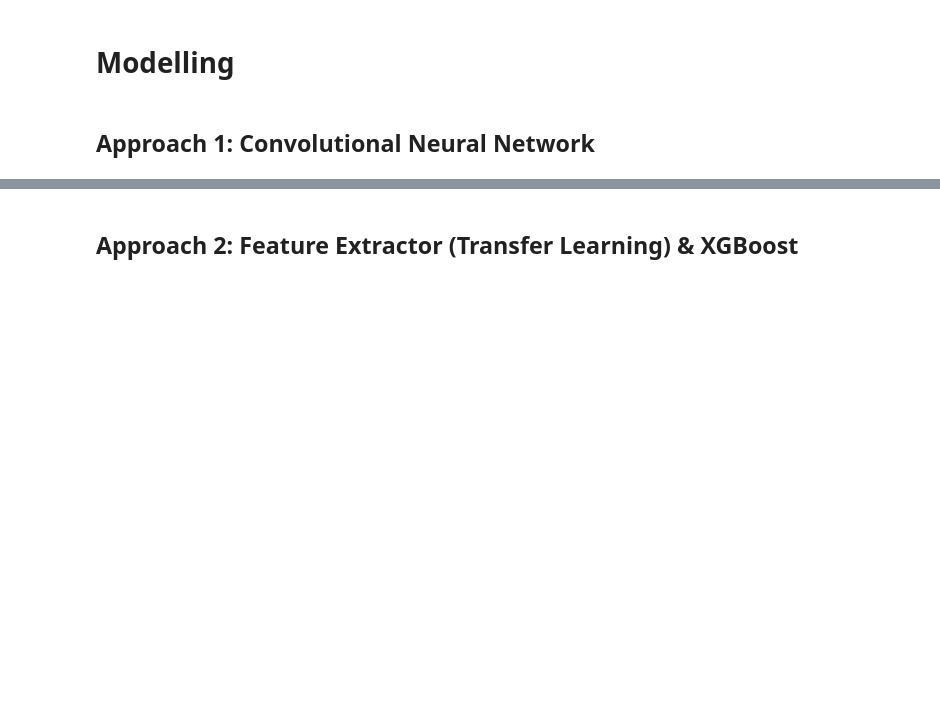
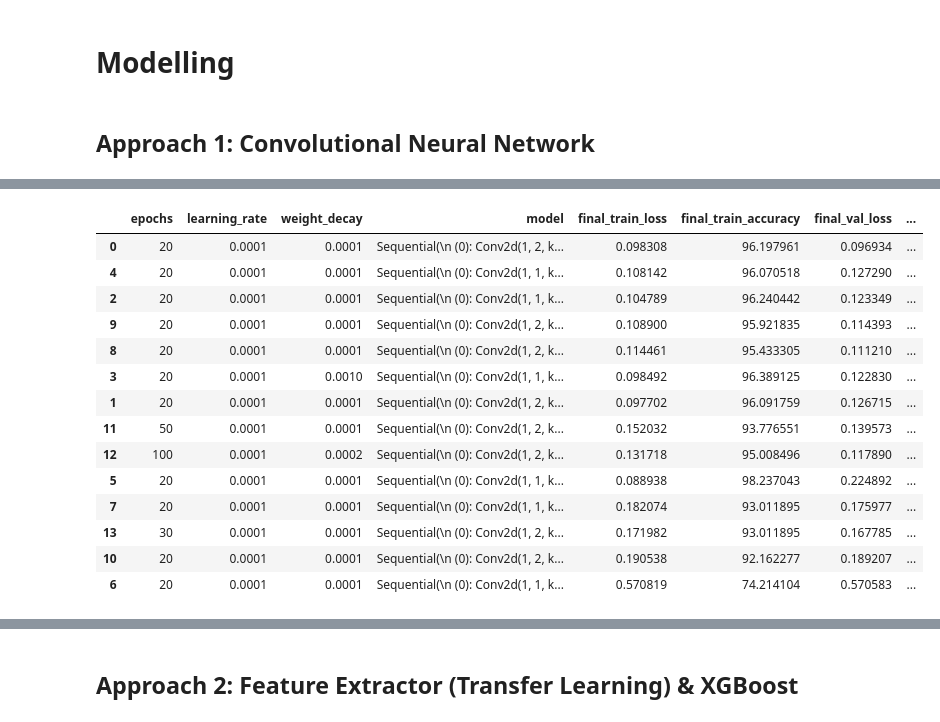
Before and after one commit to lstk44/Homomorphic-Encryption, a Jupyter notebook: UCImageClassification/ImageClassification.ipynb, the cells around one changed output, grey strips where cells are left out. Cells and saved outputs as stored; diff of their text form; code cells hidden in the pictures; blank space fills up the shorter version.

```diff
--- a/UCImageClassification/ImageClassification.ipynb
+++ b/UCImageClassification/ImageClassification.ipynb
@@ -291,2 +391,19 @@ model = train_torch(torch_model, xtrain_gray, xval_gray, ytrain, yval)
 # %%
-pd.read_csv(f'{dataset}_Experiments.csv').sort_values(by='final_val_accuracy', ascending=False)
+experiments = pd.read_csv(f'{dataset}_Experiments.csv').sort_values(by='final_val_accuracy', ascending=False)
+experiments
+# %% [output]
+|  | epochs | learning_rate | weight_decay | model | final_train_loss | final_train_accuracy | final_val_loss | ... |
+| 0 | 20 | 0.0001 | 0.0001 | Sequential(\n (0): Conv2d(1, 2, k... | 0.098308 | 96.197961 | 0.096934 | ... |
+| 4 | 20 | 0.0001 | 0.0001 | Sequential(\n (0): Conv2d(1, 1, k... | 0.108142 | 96.070518 | 0.127290 | ... |
+| 2 | 20 | 0.0001 | 0.0001 | Sequential(\n (0): Conv2d(1, 1, k... | 0.104789 | 96.240442 | 0.123349 | ... |
+| 9 | 20 | 0.0001 | 0.0001 | Sequential(\n (0): Conv2d(1, 2, k... | 0.108900 | 95.921835 | 0.114393 | ... |
+| 8 | 20 | 0.0001 | 0.0001 | Sequential(\n (0): Conv2d(1, 2, k... | 0.114461 | 95.433305 | 0.111210 | ... |
+| 3 | 20 | 0.0001 | 0.0010 | Sequential(\n (0): Conv2d(1, 1, k... | 0.098492 | 96.389125 | 0.122830 | ... |
+| 1 | 20 | 0.0001 | 0.0001 | Sequential(\n (0): Conv2d(1, 2, k... | 0.097702 | 96.091759 | 0.126715 | ... |
+| 11 | 50 | 0.0001 | 0.0001 | Sequential(\n (0): Conv2d(1, 2, k... | 0.152032 | 93.776551 | 0.139573 | ... |
+| 12 | 100 | 0.0001 | 0.0002 | Sequential(\n (0): Conv2d(1, 2, k... | 0.131718 | 95.008496 | 0.117890 | ... |
+| 5 | 20 | 0.0001 | 0.0001 | Sequential(\n (0): Conv2d(1, 1, k... | 0.088938 | 98.237043 | 0.224892 | ... |
+| 7 | 20 | 0.0001 | 0.0001 | Sequential(\n (0): Conv2d(1, 1, k... | 0.182074 | 93.011895 | 0.175977 | ... |
+| 13 | 30 | 0.0001 | 0.0001 | Sequential(\n (0): Conv2d(1, 2, k... | 0.171982 | 93.011895 | 0.167785 | ... |
+| 10 | 20 | 0.0001 | 0.0001 | Sequential(\n (0): Conv2d(1, 2, k... | 0.190538 | 92.162277 | 0.189207 | ... |
+| 6 | 20 | 0.0001 | 0.0001 | Sequential(\n (0): Conv2d(1, 1, k... | 0.570819 | 74.214104 | 0.570583 | ... |
```
Also changed, not shown: parts of 17 cells of this notebook.
